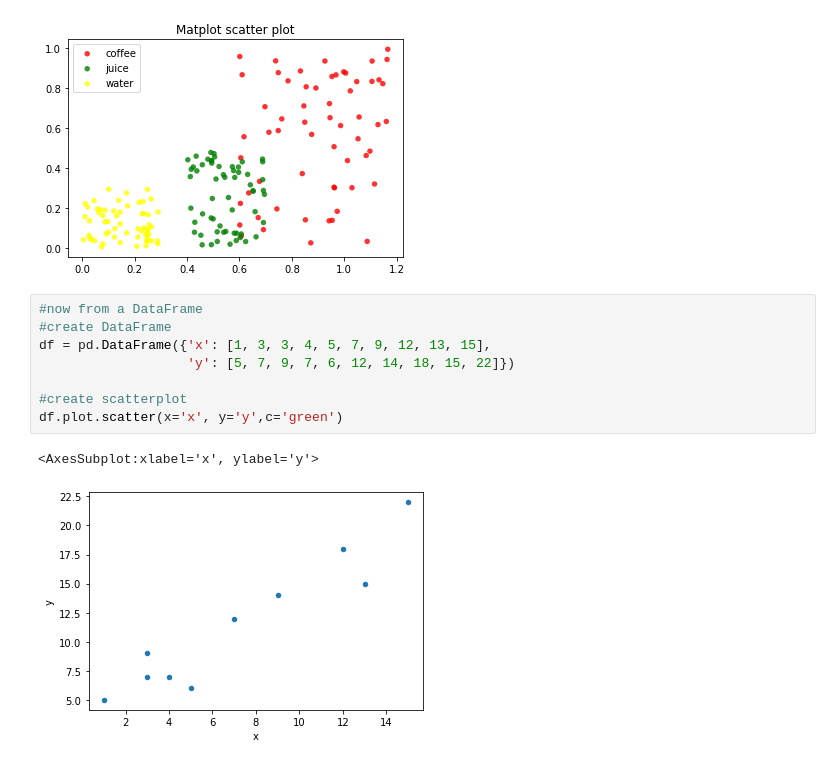
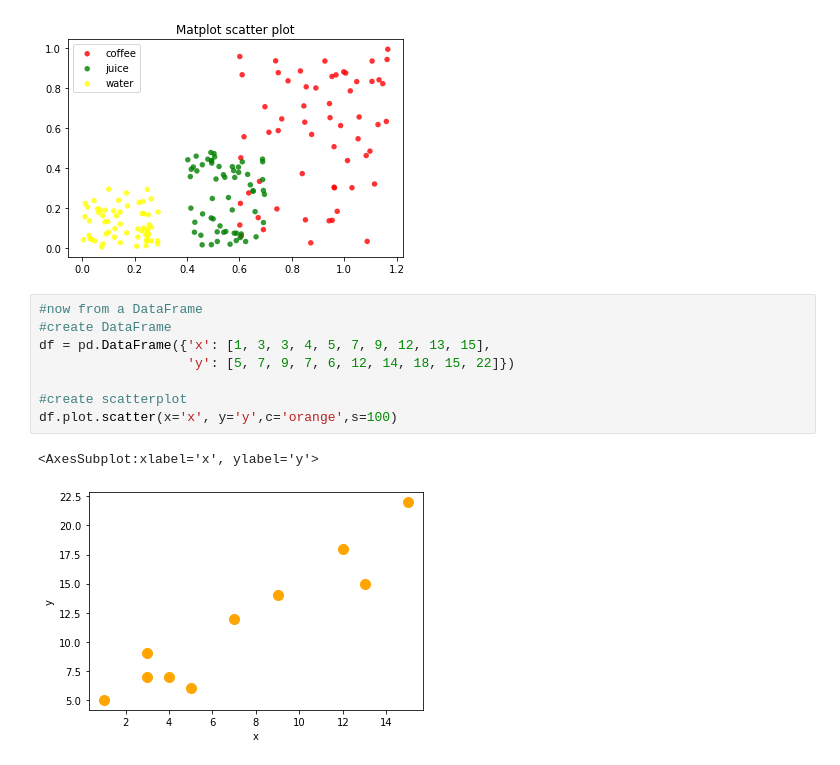
Before and after one commit to livi2750/python_challenge, a Jupyter notebook: 00_DataFrameScatterPlot.ipynb, the cells around one changed output. Cells and saved outputs as stored; diff of their text form.

Commit message:
scatter

```diff
--- a/00_DataFrameScatterPlot.ipynb
+++ b/00_DataFrameScatterPlot.ipynb
@@ -33,11 +33,11 @@ plt.show()
 # %%
 #now from a DataFrame
 #create DataFrame
 df = pd.DataFrame({'x': [1, 3, 3, 4, 5, 7, 9, 12, 13, 15],
                    'y': [5, 7, 9, 7, 6, 12, 14, 18, 15, 22]})
 
 #create scatterplot
-df.plot.scatter(x='x', y='y',c='green')
+df.plot.scatter(x='x', y='y',c='orange',s=100)
 # %% [output]
 <AxesSubplot:xlabel='x', ylabel='y'>
-[figure, old version]
+[figure, new version]
```
